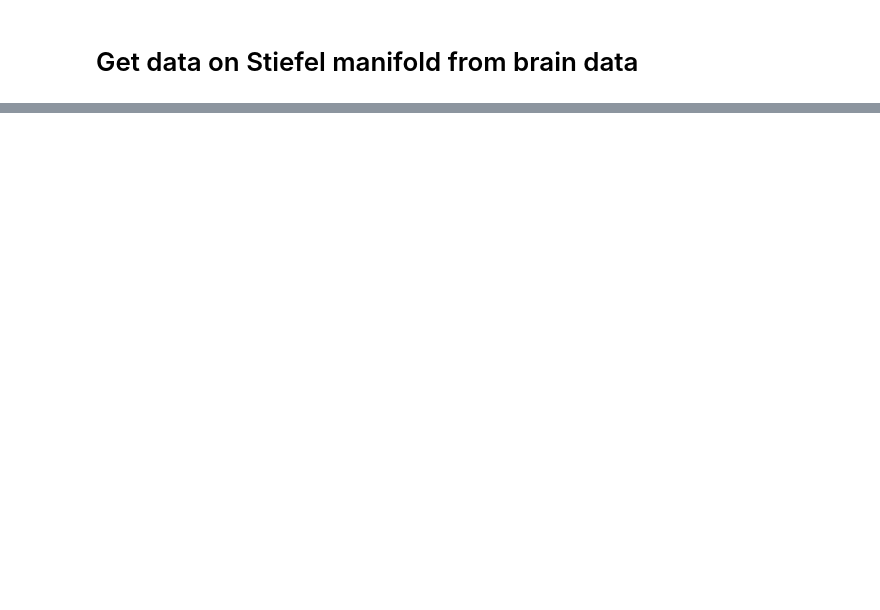
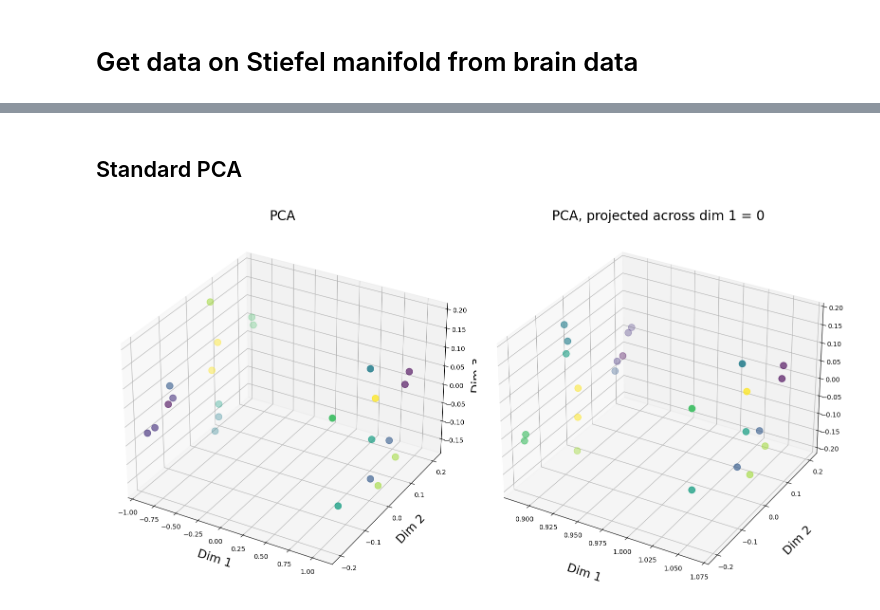
Before and after one commit to HarlinLee/PSC, a Jupyter notebook: experiments/brain.ipynb, the cells around one changed output, grey strips where cells are left out. Cells and saved outputs as stored; diff of their text form; code cells hidden in the pictures; blank space fills up the shorter version.

```diff
--- a/experiments/brain.ipynb
+++ b/experiments/brain.ipynb
@@ -130,0 +126,4 @@ Terminated - min grad norm reached after 560 iterations, 16.64 seconds.
+# %%
+from sklearn.decomposition import PCA
+pca = PCA(n_components=3)
+X_skpca = pca.fit_transform(ys_2d)
@@ -187,0 +249,6 @@ plt.savefig(os.path.join(output_folder, 'brain_projected.pdf'), dpi=300)
+# %% [markdown]
+## Standard PCA
+# %%
+plot_manifold_learning_methods(X_skpca, 'PCA')
+# %% [output]
+[figure, added]
```
Also changed, not shown: parts of 37 cells of this notebook.
